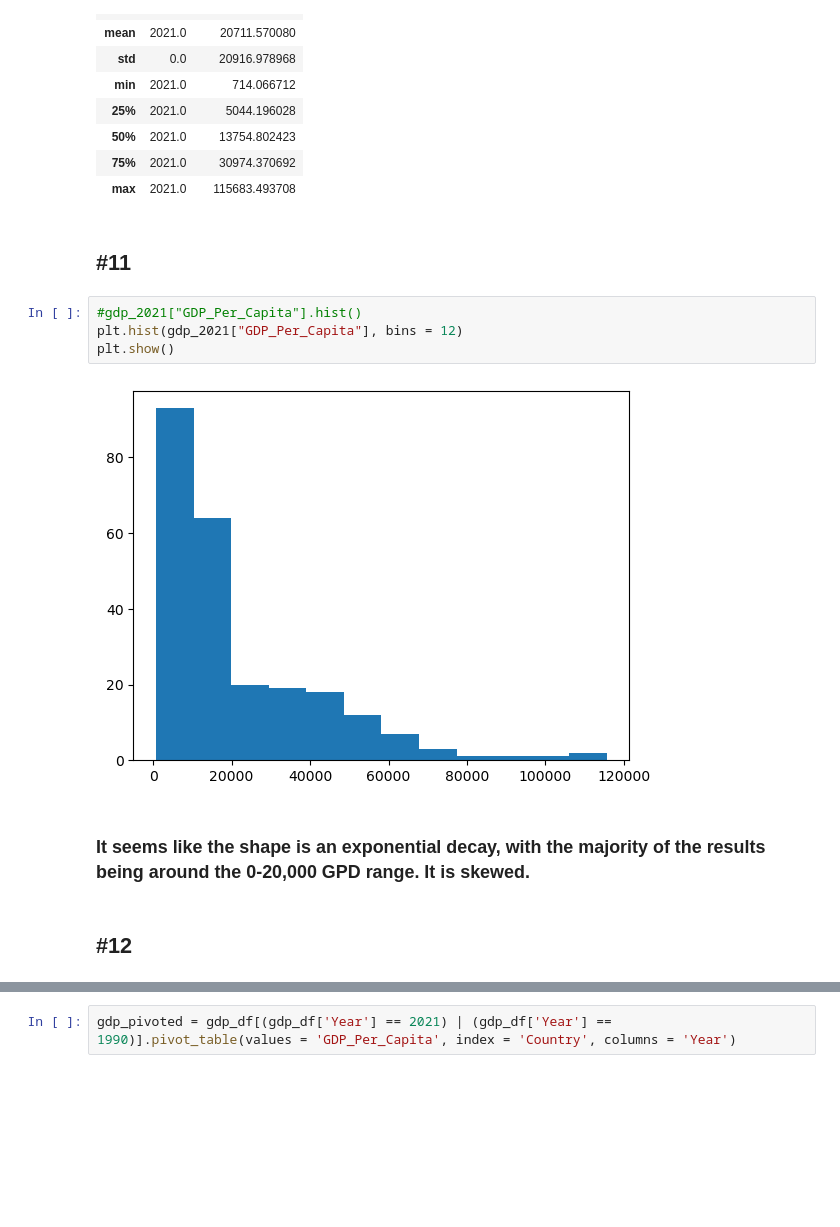
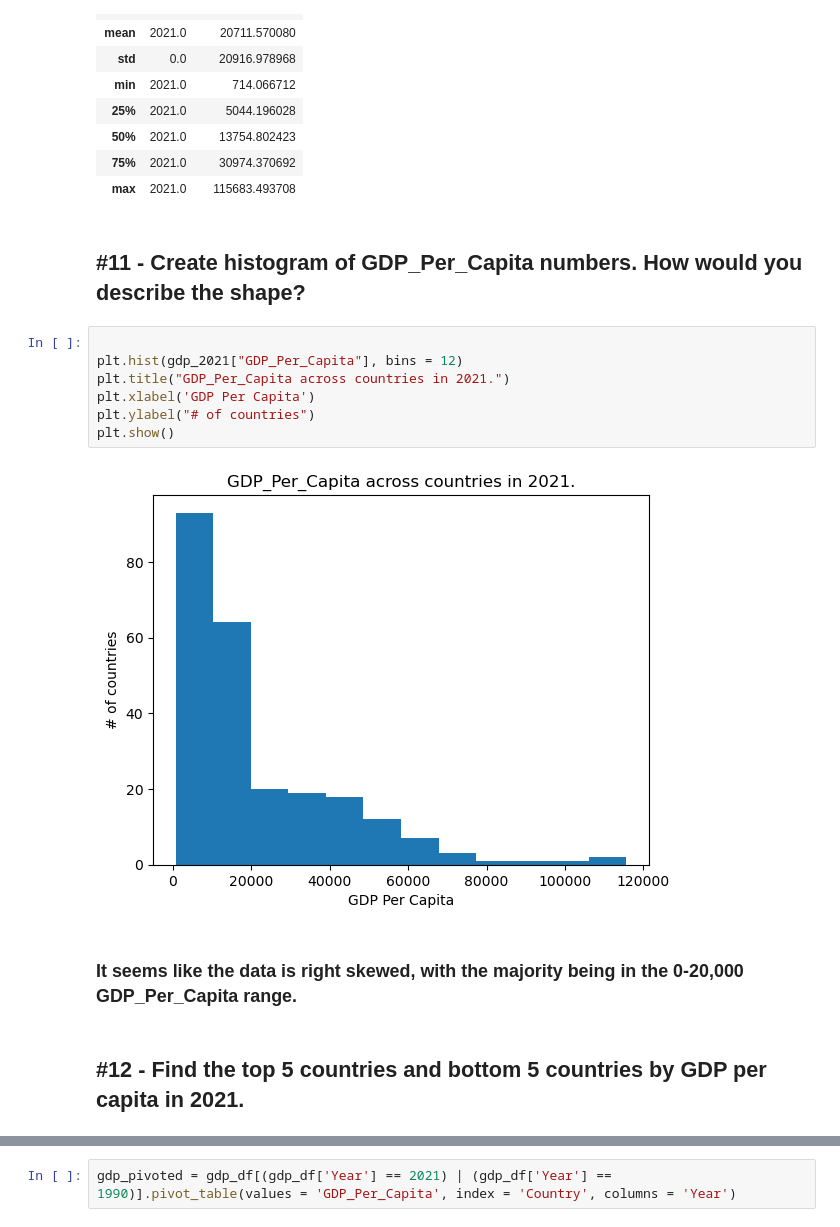
Before and after one commit to nss-data-science-cohort-8/un-exploration-ThomasDavis4757, a Jupyter notebook: Notebooks/UN_Data_Exploration.ipynb, the cells around one changed output, grey strips where cells are left out. Saved outputs shown, nothing was run; the diff lists cells and outputs as text; blank space fills up the shorter version.

```diff
--- a/Notebooks/UN_Data_Exploration.ipynb
+++ b/Notebooks/UN_Data_Exploration.ipynb
@@ -201,15 +137,18 @@ gdp_2021.describe()
 | 75% | 2021.0 | 30974.370692 |
 | max | 2021.0 | 115683.493708 |
 # %% [markdown]
-## #11
+## #11 - Create histogram of GDP_Per_Capita numbers. How would you describe the shape?
 # %%
-#gdp_2021["GDP_Per_Capita"].hist()
+
 plt.hist(gdp_2021["GDP_Per_Capita"], bins = 12)
+plt.title("GDP_Per_Capita across countries in 2021.")
+plt.xlabel('GDP Per Capita')
+plt.ylabel("# of countries")
 plt.show()
 # %% [output]
-[figure, old version]
+[figure, new version]
 # %% [markdown]
-###  It seems like the shape is an exponential decay, with the majority of the results being around the 0-20,000 GPD range.  It is skewed.
+###  It seems like the data is right skewed, with the majority being in the 0-20,000 GDP_Per_Capita range.
 # %% [markdown]
-## #12
+## #12 - Find the top 5 countries and bottom 5 countries by GDP per capita in 2021.
 # %%
```
Also changed, not shown: parts of 205 cells of this notebook.
